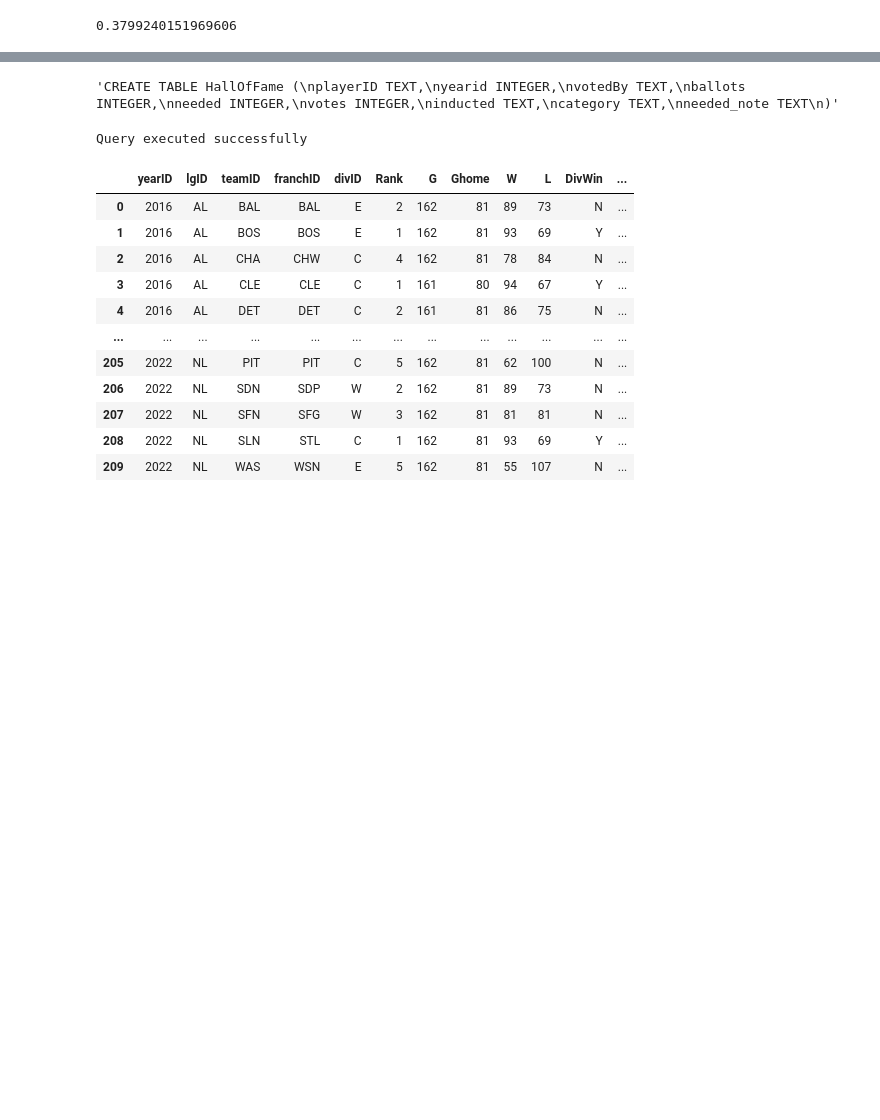
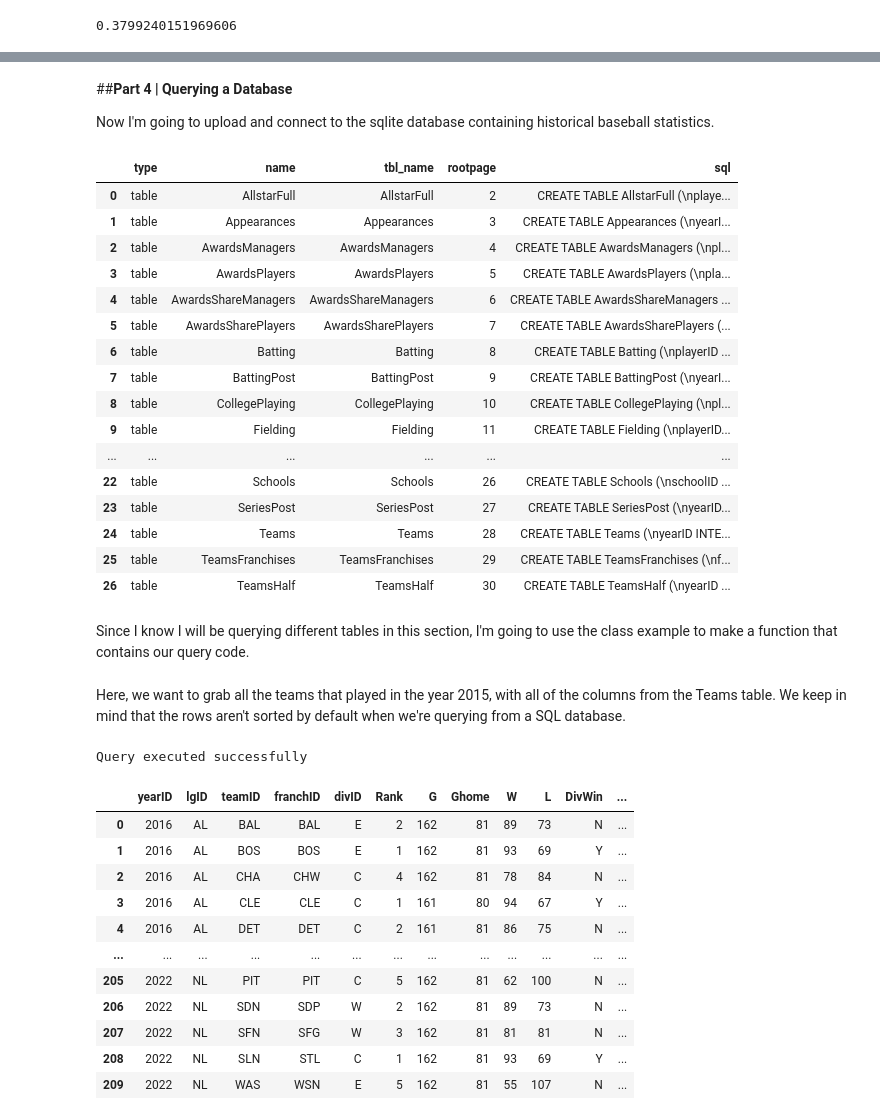
Before and after one commit to ewarren38/HW5_WarrenE, a Jupyter notebook: HW5_WarrenE.ipynb, the cells around one changed output, grey strips where cells are left out. Saved outputs shown, nothing was run; the diff lists cells and outputs as text; code cells hidden in the pictures; blank space fills up the shorter version.

```diff
--- a/HW5_WarrenE.ipynb
+++ b/HW5_WarrenE.ipynb
@@ -116,15 +120,37 @@ We can interpret this value to mean that, on average over repeated samples, we'd
+# %% [markdown]
+##**Part 4 | Querying a Database**
+
+Now I'm going to upload and connect to the sqlite database containing historical baseball statistics.
 # %%
 import sqlite3
 con = sqlite3.connect("/lahman_1871-2022.sqlite")
 get_schema = '''
    SELECT *
    FROM sqlite_schema
    WHERE type = 'table';
    '''
 schema_df = pd.read_sql(get_schema, con)
-schema_df.iloc[13,4]
+schema_df
 # %% [output]
-'CREATE TABLE HallOfFame (\nplayerID TEXT,\nyearid INTEGER,\nvotedBy TEXT,\nballots INTEGER,\nneeded INTEGER,\nvotes INTEGER,\ninducted TEXT,\ncategory TEXT,\nneeded_note TEXT\n)'
+|  | type | name | tbl_name | rootpage | sql |
+| 0 | table | AllstarFull | AllstarFull | 2 | CREATE TABLE AllstarFull (\nplaye... |
+| 1 | table | Appearances | Appearances | 3 | CREATE TABLE Appearances (\nyearI... |
+| 2 | table | AwardsManagers | AwardsManagers | 4 | CREATE TABLE AwardsManagers (\npl... |
+| 3 | table | AwardsPlayers | AwardsPlayers | 5 | CREATE TABLE AwardsPlayers (\npla... |
+| 4 | table | AwardsShareManagers | AwardsShareManagers | 6 | CREATE TABLE AwardsShareManagers ... |
+| 5 | table | AwardsSharePlayers | AwardsSharePlayers | 7 | CREATE TABLE AwardsSharePlayers (... |
+| 6 | table | Batting | Batting | 8 | CREATE TABLE Batting (\nplayerID ... |
+| 7 | table | BattingPost | BattingPost | 9 | CREATE TABLE BattingPost (\nyearI... |
+| 8 | table | CollegePlaying | CollegePlaying | 10 | CREATE TABLE CollegePlaying (\npl... |
+| 9 | table | Fielding | Fielding | 11 | CREATE TABLE Fielding (\nplayerID... |
+| ... | ... | ... | ... | ... | ... |
+| 22 | table | Schools | Schools | 26 | CREATE TABLE Schools (\nschoolID ... |
+| 23 | table | SeriesPost | SeriesPost | 27 | CREATE TABLE SeriesPost (\nyearID... |
+| 24 | table | Teams | Teams | 28 | CREATE TABLE Teams (\nyearID INTE... |
+| 25 | table | TeamsFranchises | TeamsFranchises | 29 | CREATE TABLE TeamsFranchises (\nf... |
+| 26 | table | TeamsHalf | TeamsHalf | 30 | CREATE TABLE TeamsHalf (\nyearID ... |
+# %% [markdown]
+Since I know I will be querying different tables in this section, I'm going to use the class example to make a function that contains our query code.
 # %%
 #Make a querying function
 def execute_query(connection, query):
@@ -135,4 +161,6 @@ def execute_query(connection, query):
     except Error as e:
       print(f"The error {e} occurred")
     cursor.close()
+# %% [markdown]
+Here, we want to grab all the teams that played in the year 2015, with all of the columns from the Teams table. We keep in mind that the rows aren't sorted by default when we're querying from a SQL database.
 # %%
```
Also changed, not shown: parts of 27 cells of this notebook.
